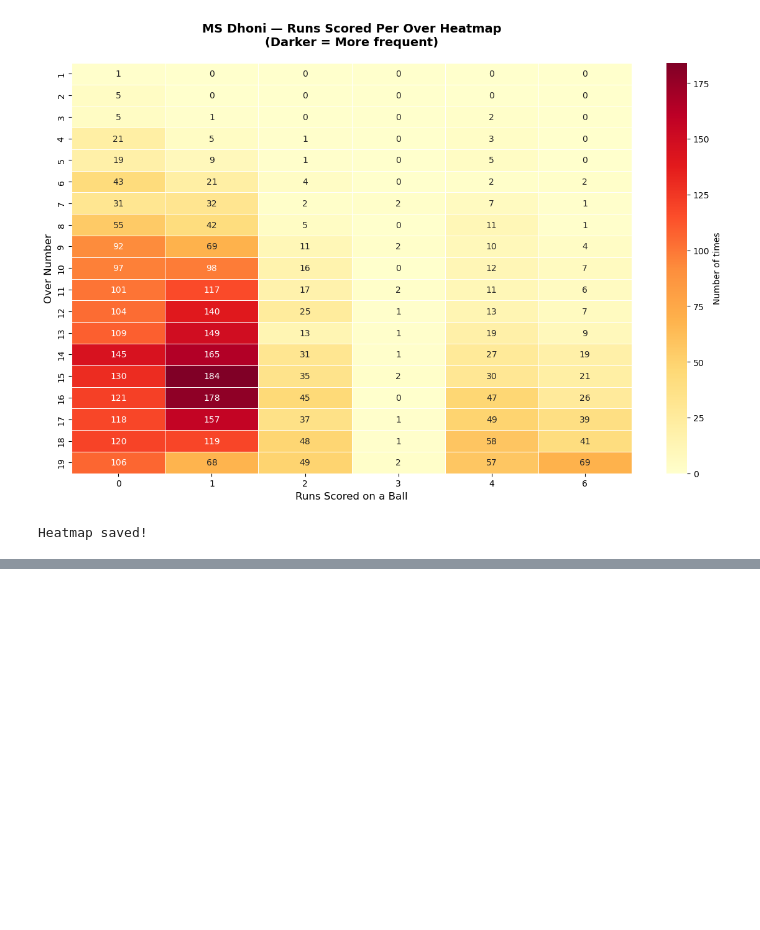
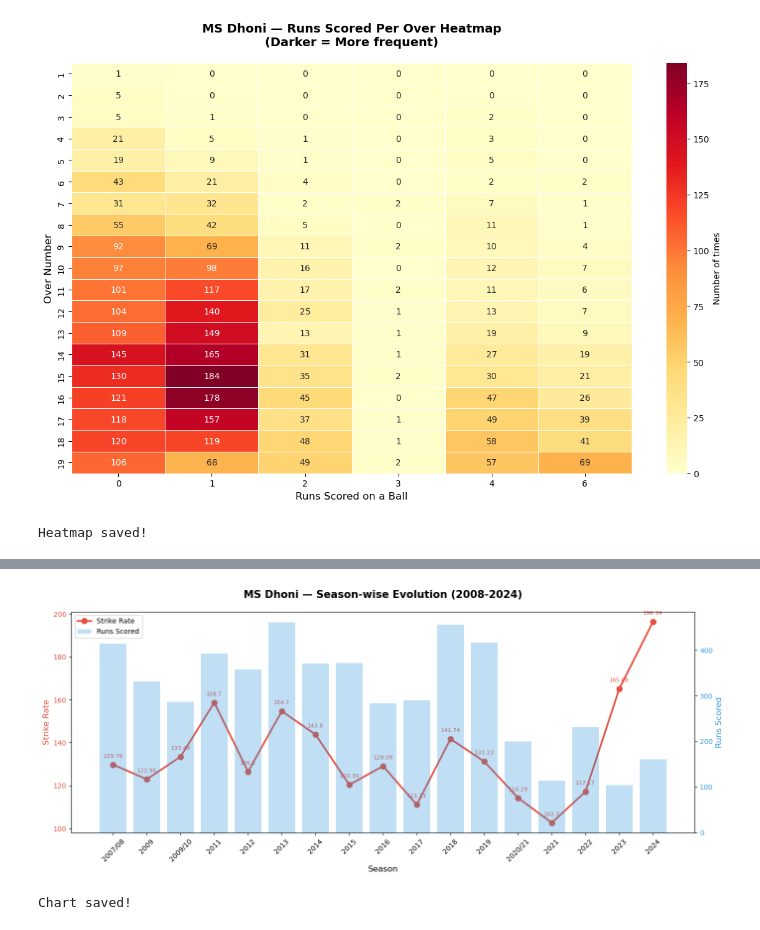
Before and after one commit to mishrashashikamal/ipl-coaching-dashboard, a Jupyter notebook: 01_data_exploration.ipynb, the cells around one changed output, grey strips where cells are left out. Drawn from its saved outputs; the diff is of its cells as text; code cells hidden in the pictures; blank space fills up the shorter version.

Commit message:
Day 3: season-wise evolution chart complete

```diff
--- a/01_data_exploration.ipynb
+++ b/01_data_exploration.ipynb
@@ -499,0 +549,65 @@ Heatmap saved!
+# %%
+# ============================================
+# SEASON-WISE STRIKE RATE CHART
+# ============================================
+
+fig, ax1 = plt.subplots(figsize=(14, 6))
+
+# --- Plot 1: Strike Rate line (left y-axis) ---
+color_sr = '#e74c3c'
+ax1.plot(
+    season_stats['season'],          # x axis - seasons
+    season_stats['strike_rate'],     # y axis - strike rate
+    color=color_sr,
+    marker='o',                      # circle marker at each point
+    linewidth=2.5,
+    markersize=8,
+    label='Strike Rate'
+)
+
+# Add SR value labels on each point
+for i, row in season_stats.iterrows():
+    ax1.annotate(
+        f"{row['strike_rate']}",     # text to show
+        (row['season'], row['strike_rate']),  # position
+        textcoords="offset points",  # offset from point
+        xytext=(0, 10),              # 10 points above
+        ha='center',
+        fontsize=8,
+        color=color_sr
+    )
+
+ax1.set_xlabel('Season', fontsize=12)
+ax1.set_ylabel('Strike Rate', color=color_sr, fontsize=12)
+ax1.tick_params(axis='y', labelcolor=color_sr)
+ax1.tick_params(axis='x', rotation=45)  # rotate x labels
+
+# --- Plot 2: Runs bars (right y-axis) ---
+ax2 = ax1.twinx()  # create second y-axis sharing same x-axis
+color_runs = '#3498db'
+ax2.bar(
+    season_stats['season'],          # x axis - seasons
+    season_stats['runs'],            # y axis - runs
+    alpha=0.3,                       # transparent bars
+    color=color_runs,
+    label='Runs Scored'
+)
+ax2.set_ylabel('Runs Scored', color=color_runs, fontsize=12)
+ax2.tick_params(axis='y', labelcolor=color_runs)
+
+# --- Title and legend ---
+plt.title(f'{player} — Season-wise Evolution (2008-2024)',
+          fontsize=15, fontweight='bold', pad=20)
+
+# Combine legends from both axes
+lines1, labels1 = ax1.get_legend_handles_labels()
+lines2, labels2 = ax2.get_legend_handles_labels()
+ax1.legend(lines1 + lines2, labels1 + labels2, loc='upper left')
+
+plt.tight_layout()
+plt.savefig('dhoni_season_evolution.png', dpi=150, bbox_inches='tight')
+plt.show()
+print("Chart saved!")
+# %% [output]
+[figure, added]
+Chart saved!
```
Also changed, not shown: parts of 1 cell of this notebook, 2 other files.
